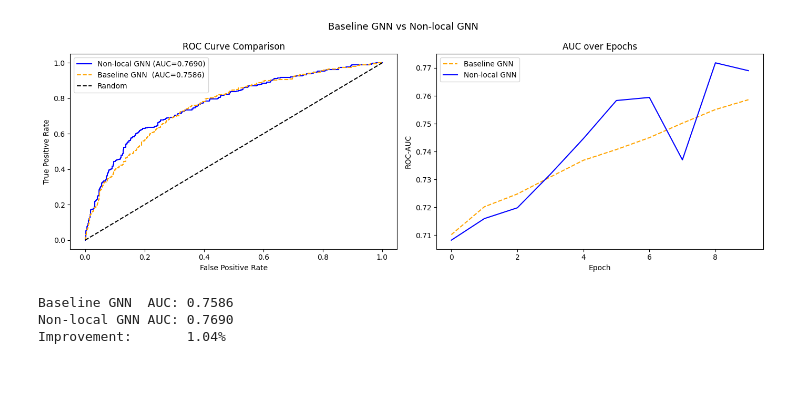
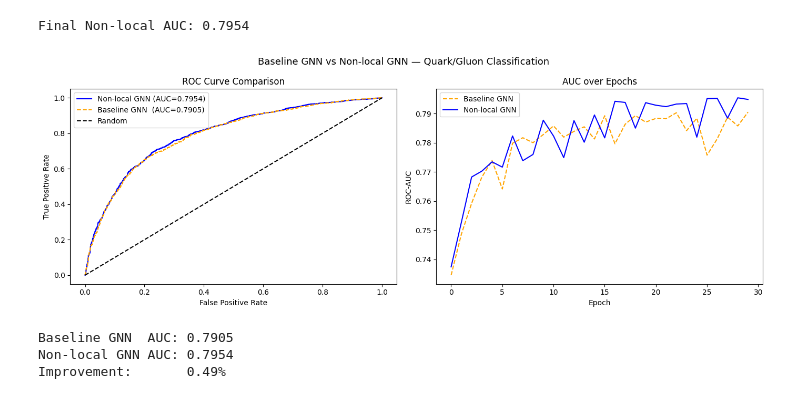
Before and after one commit to anjaliii255/Genie-Task, a Jupyter notebook: specific_task/models/specific_task4.ipynb, the cells around one changed output. Drawn from its saved outputs; the diff is of its cells as text; code cells hidden in the pictures.

Commit message:
Updated Specific Task 4 Results

```diff
--- a/specific_task/models/specific_task4.ipynb
+++ b/specific_task/models/specific_task4.ipynb
@@ -47,5 +41,4 @@ def image_to_pointcloud(image, threshold=0.0):
     ecal   = image[coords[:, 0], coords[:, 1], 0]
     hcal   = image[coords[:, 0], coords[:, 1], 1]
     tracks = image[coords[:, 0], coords[:, 1], 2]
-    point_cloud = np.stack([x, y, ecal, hcal, tracks], axis=1)
-    return point_cloud.astype(np.float32)
+    return np.stack([x, y, ecal, hcal, tracks], axis=1).astype(np.float32)
@@ -141,42 +149,49 @@ class NonLocalBlock(nn.Module):
         theta = self.theta(x)
         phi   = self.phi(x)
         g     = self.g(x)
-        attn  = F.softmax(torch.bmm(theta, phi.transpose(1, 2)) / (self.inter_channels ** 0.5), dim=-1)
+        attn  = F.softmax(torch.bmm(theta, phi.transpose(1,2)) / (self.inter_channels**0.5), dim=-1)
         out   = self.out(torch.bmm(attn, g)) + x
         return self.bn(out.view(B*N, C)).view(B, N, C)
 
 class NonLocalGNN(nn.Module):
-    def __init__(self, input_dim=5, hidden_dim=64):
+    def __init__(self, input_dim=5, hidden_dim=128):
         super(NonLocalGNN, self).__init__()
         self.input_proj = nn.Sequential(
             nn.Linear(input_dim, hidden_dim),
             nn.BatchNorm1d(hidden_dim),
             nn.ReLU()
         )
+        self.nonlocal1 = NonLocalBlock(hidden_dim)
         self.lin1      = nn.Linear(hidden_dim, hidden_dim)
         self.bn1       = nn.BatchNorm1d(hidden_dim)
+        self.nonlocal2 = NonLocalBlock(hidden_dim)
         self.lin2      = nn.Linear(hidden_dim, hidden_dim)
         self.bn2       = nn.BatchNorm1d(hidden_dim)
-        self.nonlocal1 = NonLocalBlock(hidden_dim)
-        self.nonlocal2 = NonLocalBlock(hidden_dim)
+        self.nonlocal3 = NonLocalBlock(hidden_dim)
+        self.lin3      = nn.Linear(hidden_dim, hidden_dim)
+        self.bn3       = nn.BatchNorm1d(hidden_dim)
         self.classifier = nn.Sequential(
             nn.Linear(hidden_dim * 2, hidden_dim),
             nn.ReLU(),
             nn.Dropout(0.3),
-            nn.Linear(hidden_dim, 1)
+            nn.Linear(hidden_dim, hidden_dim // 2),
+            nn.ReLU(),
+            nn.Linear(hidden_dim // 2, 1)
         )
 
     def forward(self, x):
         B, N, _ = x.shape
         x = self.input_proj(x.view(B*N, -1)).view(B, N, -1)
         x = self.nonlocal1(x)
-        x = F.relu(self.bn1(self.lin1(x.view(B*N, -1)))).view(B, N, -1)
+        x = F.relu(self.bn1(self.lin1(x.view(B*N,-1)))).view(B,N,-1)
         x = self.nonlocal2(x)
-        x = F.relu(self.bn2(self.lin2(x.view(B*N, -1)))).view(B, N, -1)
+        x = F.relu(self.bn2(self.lin2(x.view(B*N,-1)))).view(B,N,-1)
+        x = self.nonlocal3(x)
+        x = F.relu(self.bn3(self.lin3(x.view(B*N,-1)))).view(B,N,-1)
         mean_pool = x.mean(dim=1)
         max_pool  = x.max(dim=1).values
         return self.classifier(torch.cat([mean_pool, max_pool], dim=-1)).squeeze(-1)
 
-model_nl = NonLocalGNN().to(device)
+model_nl = NonLocalGNN(input_dim=5, hidden_dim=128).to(device)
 print(f"Non-local GNN params: {sum(p.numel() for p in model_nl.parameters()):,}")
 # %% [output]
@@ -256,40 +327,48 @@ Done!
+# %%
+model_nl.load_state_dict(torch.load('/content/best_nonlocal.pth'))
+_, nl_auc, nl_preds, nl_labels = eval_epoch(model_nl, val_loader)
+print(f"Final Non-local AUC: {nl_auc:.4f}")
+# %% [output]
+Final Non-local AUC: 0.7954
 # %%
+model_gnn.load_state_dict(torch.load('/content/best_baseline.pth'))
+model_nl.load_state_dict(torch.load('/content/best_nonlocal.pth'))
+
 _, base_auc, base_preds, base_labels = eval_epoch(model_gnn, val_loader)
 _, nl_auc,   nl_preds,   nl_labels   = eval_epoch(model_nl,  val_loader)
 
 fpr_b, tpr_b, _ = roc_curve(base_labels, base_preds)
 fpr_n, tpr_n, _ = roc_curve(nl_labels,   nl_preds)
 
 fig, (ax1, ax2) = plt.subplots(1, 2, figsize=(14, 5))
 
-ax1.plot(fpr_n, tpr_n, label=f'Non-local GNN (AUC={nl_auc:.4f})', color='blue')
+ax1.plot(fpr_n, tpr_n, label=f'Non-local GNN (AUC={nl_auc:.4f})',   color='blue')
 ax1.plot(fpr_b, tpr_b, label=f'Baseline GNN  (AUC={base_auc:.4f})', color='orange', linestyle='--')
 ax1.plot([0,1],[0,1],'k--', label='Random')
 ax1.set_xlabel('False Positive Rate')
 ax1.set_ylabel('True Positive Rate')
 ax1.set_title('ROC Curve Comparison')
 ax1.legend()
 
 ax2.plot(base_aucs, label='Baseline GNN',  color='orange', linestyle='--')
 ax2.plot(nl_aucs,   label='Non-local GNN', color='blue')
 ax2.set_xlabel('Epoch')
 ax2.set_ylabel('ROC-AUC')
 ax2.set_title('AUC over Epochs')
 ax2.legend()
 
-plt.suptitle('Baseline GNN vs Non-local GNN', fontsize=13)
+plt.suptitle('Baseline GNN vs Non-local GNN — Quark/Gluon Classification', fontsize=13)
 plt.tight_layout()
 
-save_dir = r"C:\Users\anjal\Downloads\Genie-Task\specific_task"
-os.makedirs(save_dir, exist_ok=True)
-plt.savefig(os.path.join(save_dir, 'comparison_roc.png'), dpi=150)
+os.makedirs('/content/Genie-Task/specific_task', exist_ok=True)
+plt.savefig('/content/Genie-Task/specific_task/comparison_roc.png', dpi=150)
 plt.show()
 
 print(f"Baseline GNN  AUC: {base_auc:.4f}")
 print(f"Non-local GNN AUC: {nl_auc:.4f}")
 print(f"Improvement:       {(nl_auc - base_auc)*100:.2f}%")
 # %% [output]
-[figure, old version]
+[figure, new version]
-Baseline GNN  AUC: 0.7586
-Non-local GNN AUC: 0.7690
-Improvement:       1.04%
+Baseline GNN  AUC: 0.7905
+Non-local GNN AUC: 0.7954
+Improvement:       0.49%
```
Also changed, not shown: parts of 12 cells of this notebook, 1 other file.
